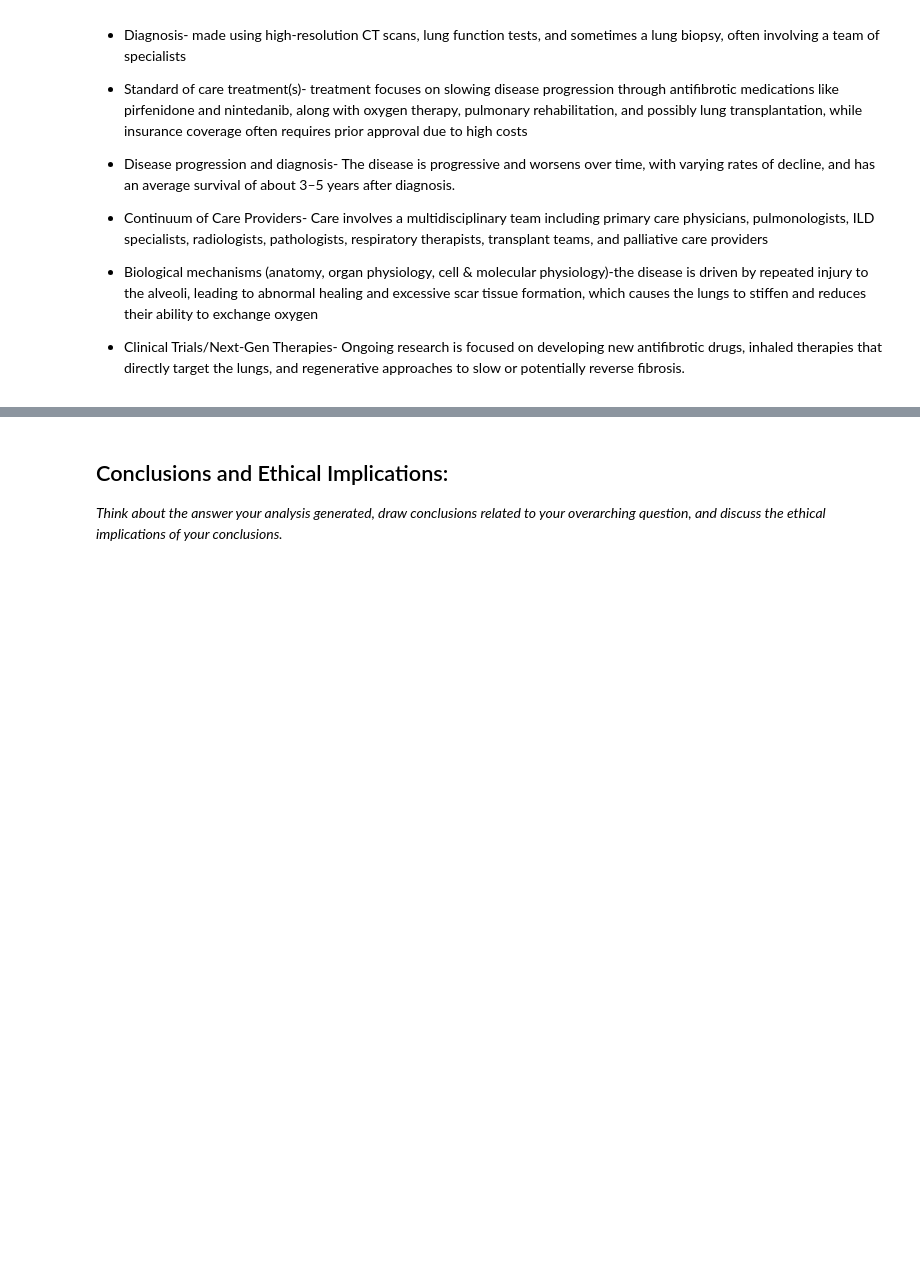
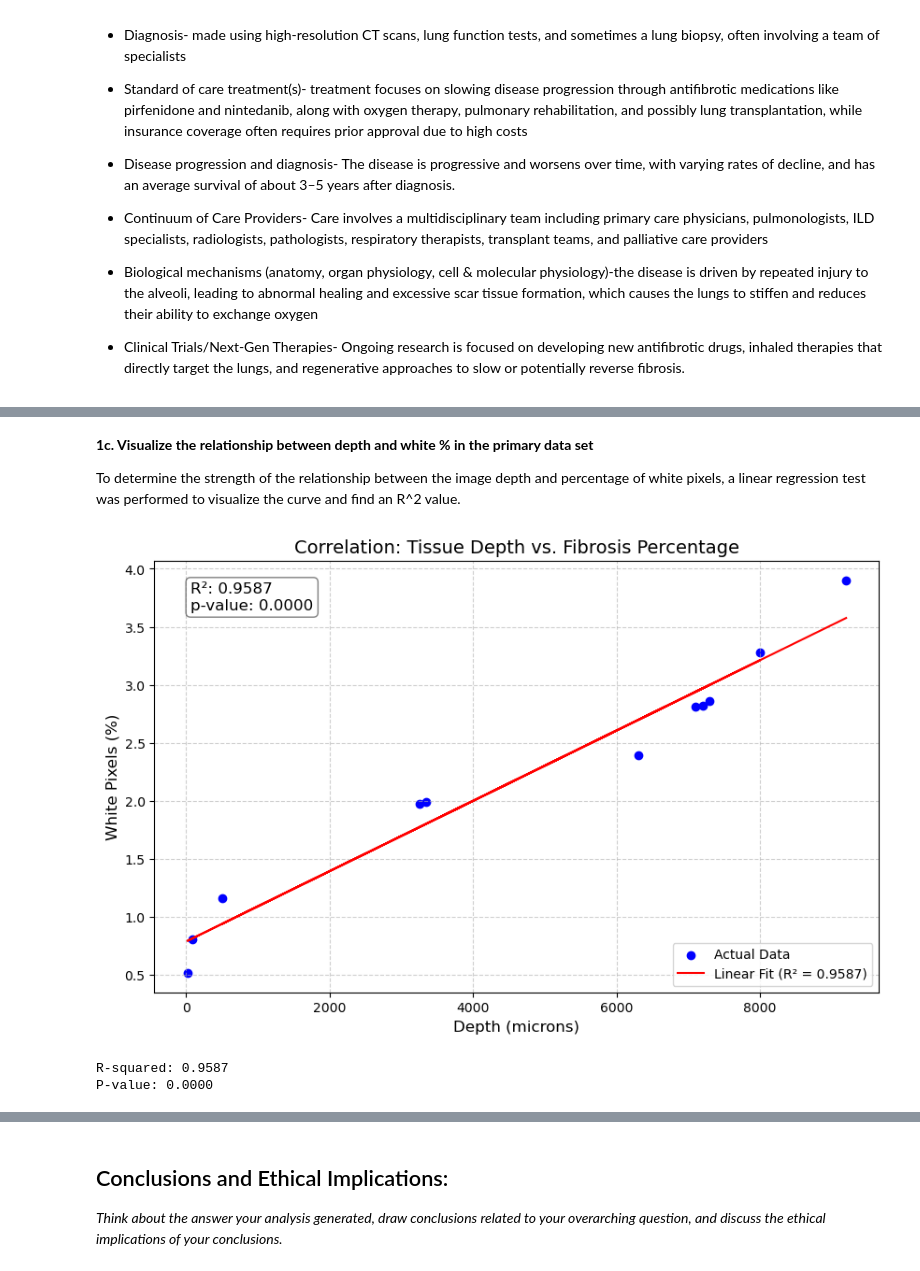
Before and after one commit to megansullivan19/Sullivan-Hayden-Module-3-Fibrosis, a Jupyter notebook: Sullivan-Hayden-Module-3.ipynb, the cells around one changed output, grey strips where cells are left out. Drawn from its saved outputs; the diff is of its cells as text; code cells hidden in the pictures; blank space fills up the shorter version.

```diff
--- a/Sullivan-Hayden-Module-3.ipynb
+++ b/Sullivan-Hayden-Module-3.ipynb
@@ -93,0 +233,48 @@ for filename, depth in zip(filenames, depths): # Loop through each filename and
+# %% [markdown]
+**1c. Visualize the relationship between depth and white % in the primary data set**
+
+
+To determine the strength of the relationship between the image depth and percentage of white pixels, a linear regression test was performed to visualize the curve and find an R^2 value.
+# %%
+from scipy import stats
+import numpy as np
+import matplotlib.pyplot as plt
+#(ChatGPT, 2026): The following code block performs linear regression on the original data points (depths and white percentages), calculates the R-squared value and p-value, creates a regression line, and plots the original data points along with the regression line. It also includes a text box on the plot to display the R-squared and p-value for better visualization of the correlation between depth and percentage of white pixels.
+# 1. Prepare and Sort Data
+x = np.array(depths)
+y = np.array(white_percents)
+
+# Perform linear regression
+slope, intercept, r_value, p_value, std_err = stats.linregress(x, y)
+
+# Calculate R-squared
+r_squared = r_value**2
+
+# 2. Create the Regression Line
+line = slope * x + intercept
+
+# 3. Plotting
+plt.figure(figsize=(10, 6))
+plt.scatter(x, y, color='blue', label='Actual Data')
+plt.plot(x, line, color='red', label=f'Linear Fit (R² = {r_squared:.4f})')
+
+# Formatting
+plt.title('Correlation: Tissue Depth vs. Fibrosis Percentage', fontsize=14)
+plt.xlabel('Depth (microns)', fontsize=12)
+plt.ylabel('White Pixels (%)', fontsize=12)
+
+# Add text box for R^2 and P-value
+stats_text = f'R²: {r_squared:.4f}\np-value: {p_value:.4f}'
+plt.gca().text(0.05, 0.95, stats_text, transform=plt.gca().transAxes,
+             fontsize=12, verticalalignment='top', bbox=dict(boxstyle='round', facecolor='white', alpha=0.5))
+
+plt.grid(True, linestyle='--', alpha=0.6) # Add grid for better visibility
+plt.legend()
+plt.show()
+
+print(f"R-squared: {r_squared:.4f}")
+print(f"P-value: {p_value:.4f}")
+# %% [output]
+[figure, added]
+R-squared: 0.9587
+P-value: 0.0000
```
Also changed, not shown: parts of 11 cells of this notebook, 1 other file.
